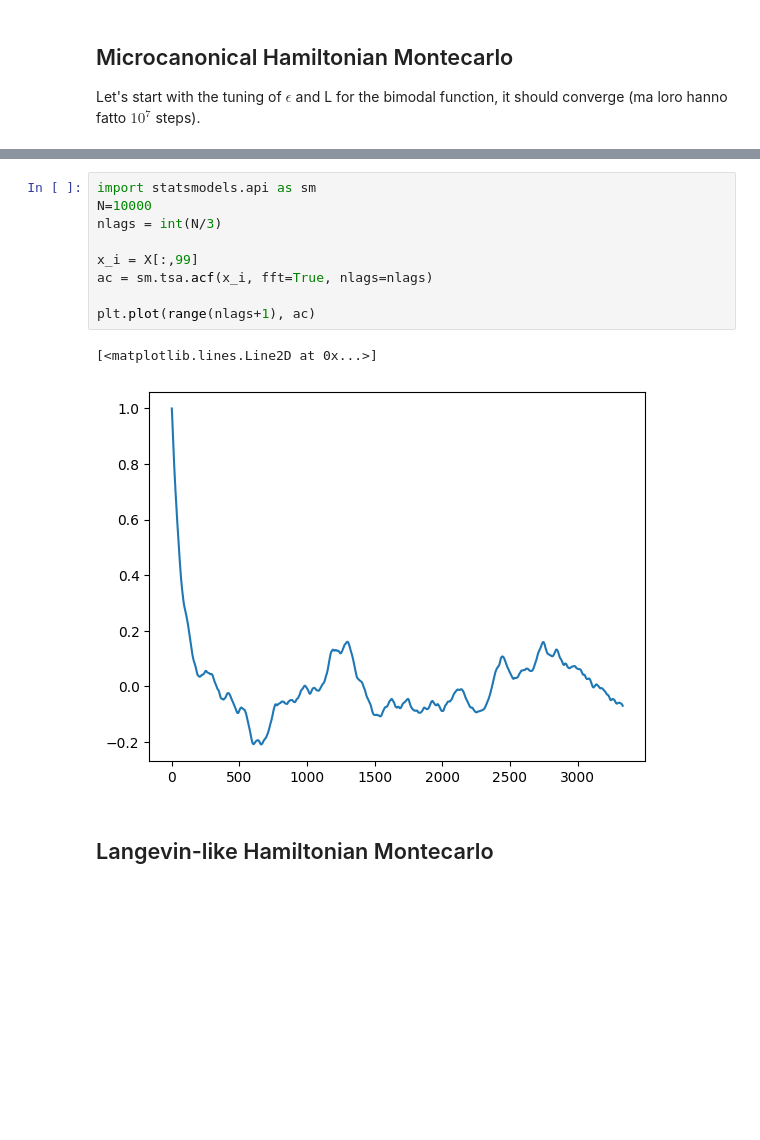
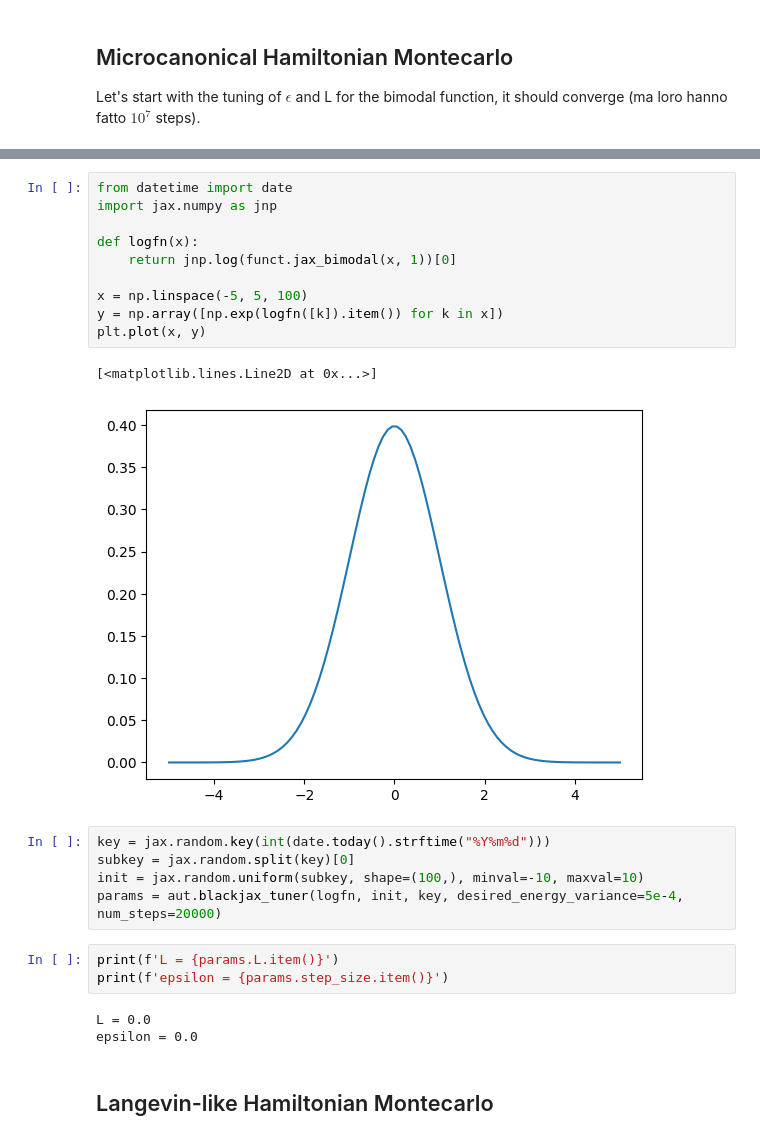
Before and after one commit to GiancarloSaran/MCHMC, a Jupyter notebook: main.ipynb, the cells around one changed output, grey strips where cells are left out. Saved outputs shown, nothing was run; the diff lists cells and outputs as text; blank space fills up the shorter version.

```diff
--- a/main.ipynb
+++ b/main.ipynb
@@ -112,15 +162,27 @@ plt.show()
-# %%
-import statsmodels.api as sm
-N=10000
-nlags = int(N/3)
-
-x_i = X[:,99]
-ac = sm.tsa.acf(x_i, fft=True, nlags=nlags)
-
-plt.plot(range(nlags+1), ac)
-# %% [output]
-[<matplotlib.lines.Line2D at 0x...>]
-[figure, removed]
+# %%
+from datetime import date
+import jax.numpy as jnp
+
+def logfn(x):
+    return jnp.log(funct.jax_bimodal(x, 1))[0]
+
+x = np.linspace(-5, 5, 100)
+y = np.array([np.exp(logfn([k]).item()) for k in x])
+plt.plot(x, y)
+# %% [output]
+[<matplotlib.lines.Line2D at 0x...>]
+[figure, added]
+# %%
+key = jax.random.key(int(date.today().strftime("%Y%m%d")))
+subkey = jax.random.split(key)[0]
+init = jax.random.uniform(subkey, shape=(100,), minval=-10, maxval=10)
+params = aut.blackjax_tuner(logfn, init, key, desired_energy_variance=5e-4, num_steps=20000)
+# %%
+print(f'L = {params.L.item()}')
+print(f'epsilon = {params.step_size.item()}')
+# %% [output]
+L = 0.0
+epsilon = 0.0
 # %% [markdown]
 ## Langevin-like Hamiltonian Montecarlo
 # %%
```
Also changed, not shown: parts of 21 cells of this notebook, 5 other files.
